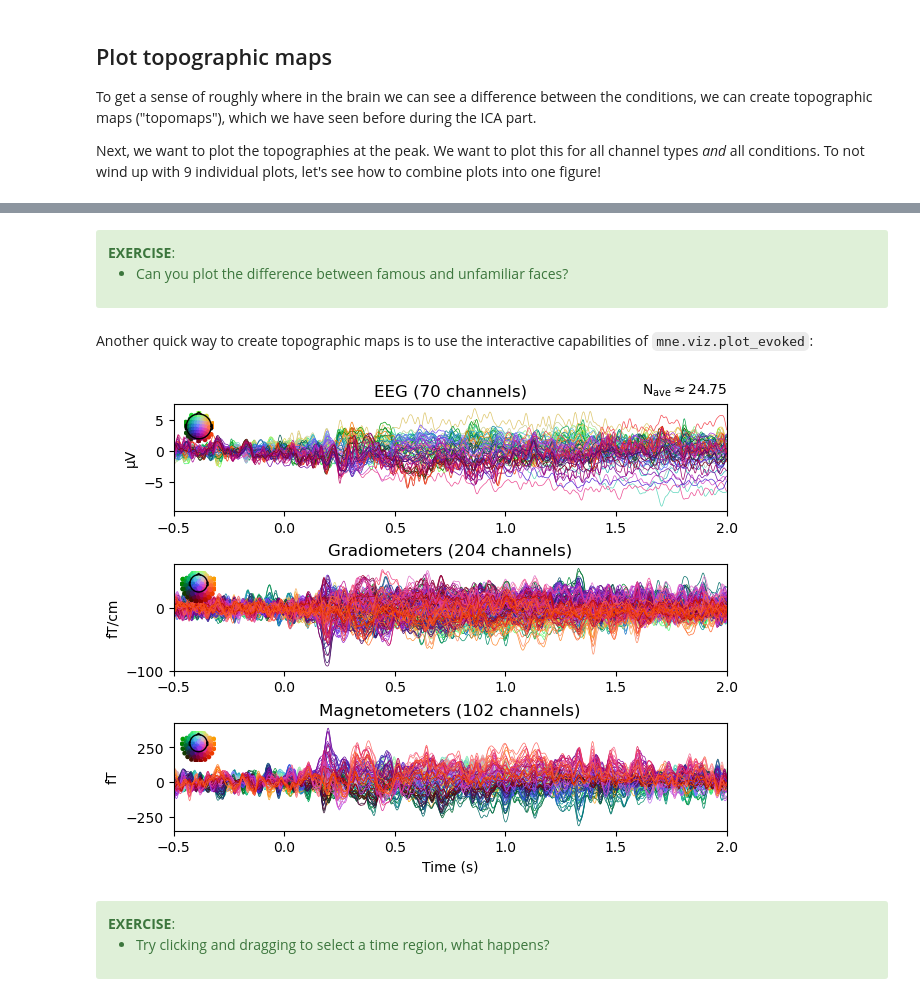
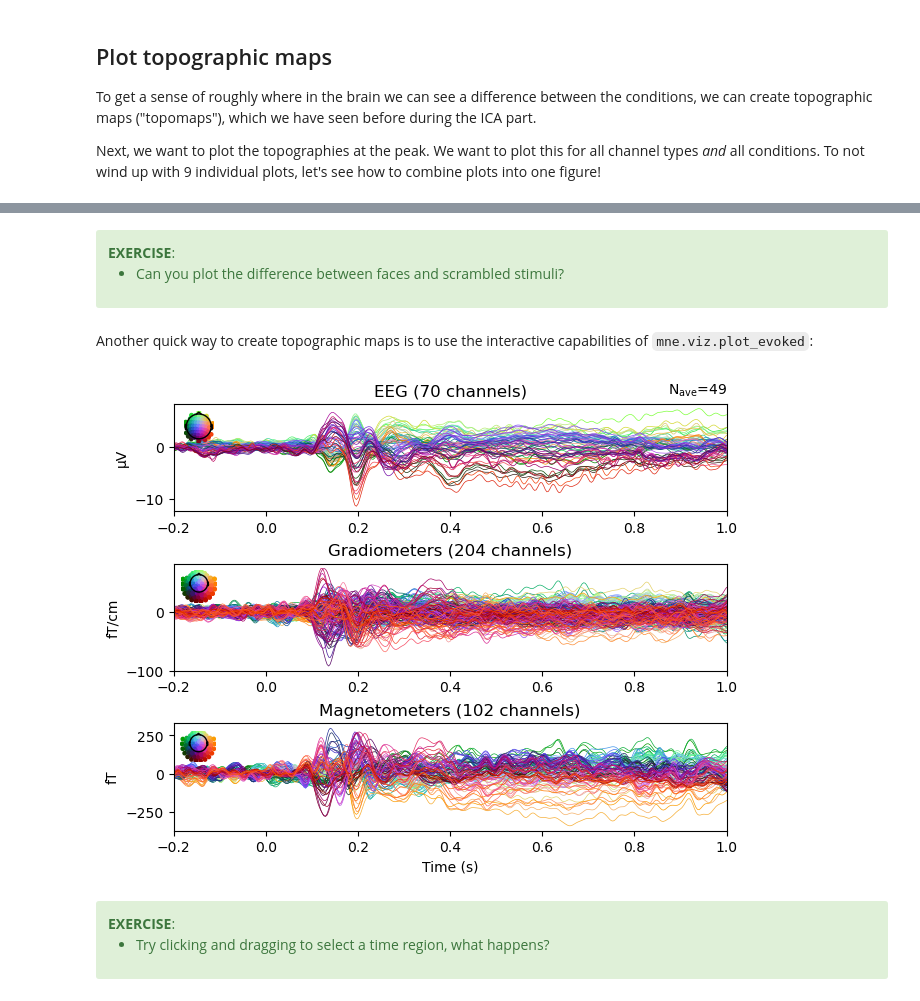
Before and after one commit to wmvanvliet/mne-course, a Jupyter notebook: 2-sensor-level.ipynb, the cells around one changed output, grey strips where cells are left out. Saved outputs shown, nothing was run; the diff lists cells and outputs as text; code cells hidden in the pictures.

```diff
--- a/2-sensor-level.ipynb
+++ b/2-sensor-level.ipynb
@@ -204,15 +214,15 @@ mne.viz.plot_evoked_topomap(famous_vs_scrambled, ch_type="mag", times=[0.137, 0.
 <div class="alert alert-success">
     <b>EXERCISE</b>:
      <ul>
-      <li>Can you plot the difference between famous and unfamiliar faces?</li>
+      <li>Can you plot the difference between faces and scrambled stimuli?</li>
     </ul>
 </div>
 # %% [markdown]
 Another quick way to create topographic maps is to use the interactive capabilities of `mne.viz.plot_evoked`:
 # %%
-mne.viz.plot_evoked(famous_vs_scrambled);
+mne.viz.plot_evoked(evoked_famous);
 # %% [output]
-[figure, old version]
+[figure, new version]
 # %% [markdown]
 <div class="alert alert-success">
     <b>EXERCISE</b>:
```
Also changed, not shown: parts of 27 cells of this notebook, 3 other files.
